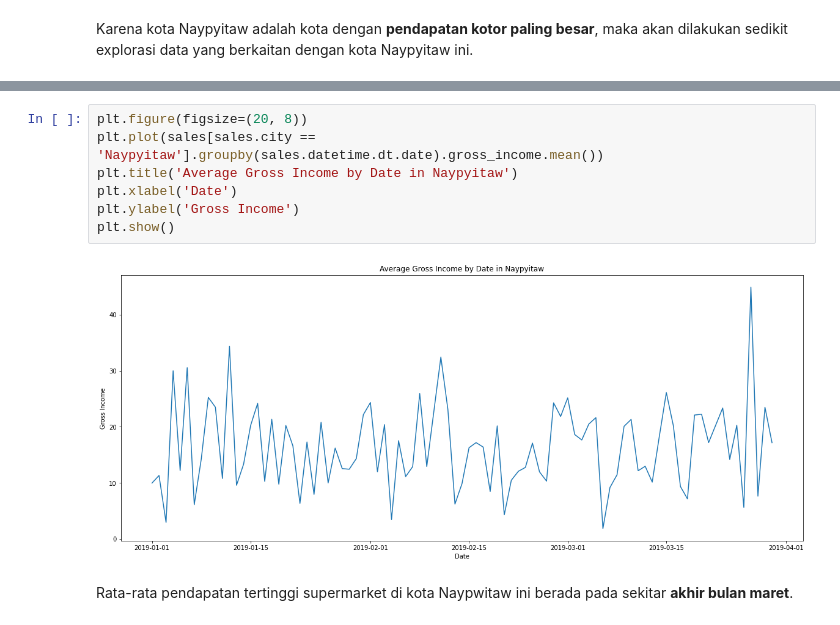
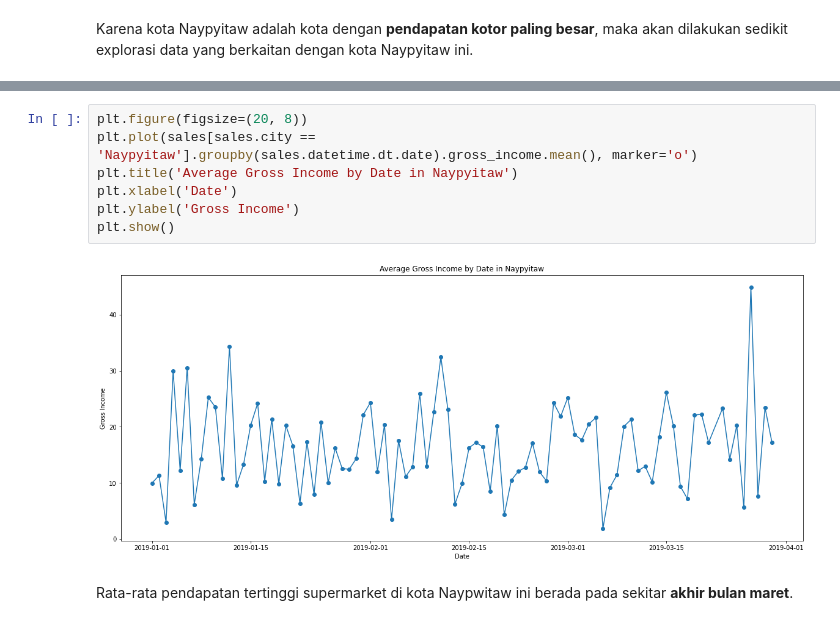
Before and after one commit to Penzragon/h8dsft_Milestone1, a Jupyter notebook: script.ipynb, the cells around one changed output, grey strips where cells are left out. Saved outputs shown, nothing was run; the diff lists cells and outputs as text.

```diff
--- a/script.ipynb
+++ b/script.ipynb
@@ -272,12 +260,12 @@ Karena kota Naypyitaw adalah kota dengan **pendapatan kotor paling besar**, maka
 # %%
 plt.figure(figsize=(20, 8))
-plt.plot(sales[sales.city == 'Naypyitaw'].groupby(sales.datetime.dt.date).gross_income.mean())
+plt.plot(sales[sales.city == 'Naypyitaw'].groupby(sales.datetime.dt.date).gross_income.mean(), marker='o')
 plt.title('Average Gross Income by Date in Naypyitaw')
 plt.xlabel('Date')
 plt.ylabel('Gross Income')
 plt.show()
 # %% [output]
-[figure, old version]
+[figure, new version]
 # %% [markdown]
 Rata-rata pendapatan tertinggi supermarket di kota Naypwitaw ini berada pada sekitar **akhir bulan maret**.
 # %%
```
Also changed, not shown: parts of 19 cells of this notebook.
